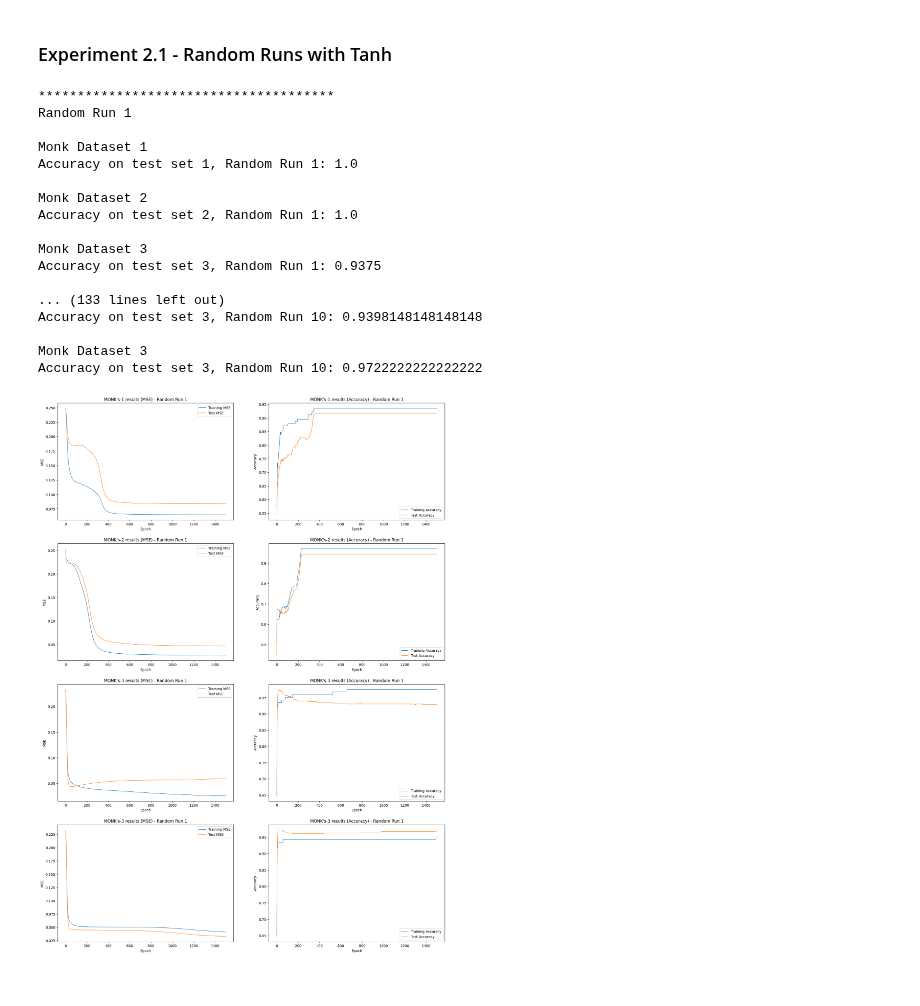
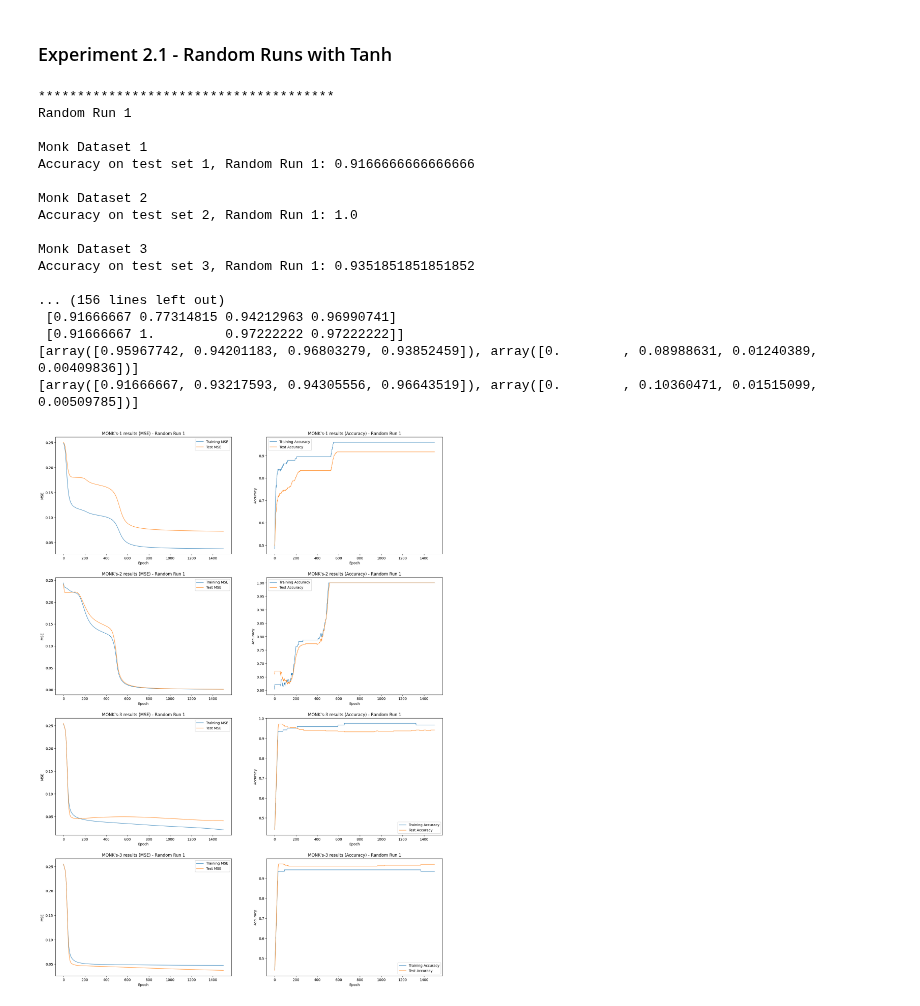
Before and after one commit to DreRnc/MLx2, a Jupyter notebook: Experiments.ipynb, the cells around one changed output. Drawn from its saved outputs; the diff is of its cells as text; code cells hidden in the pictures.

Commit message:
MOnk

```diff
--- a/Experiments.ipynb
+++ b/Experiments.ipynb
@@ -91,9 +91,9 @@ params = {
     "n_epochs" : 1500,
     "error" : "mse",
     "verbose" : False,
-    "step" : 1.5,
-    "momentum" : 0.5,
-    "weights_scale" : 0.1,
+    "step" : 0.5,
+    "momentum" : 0.75,
+    "weights_scale" : 0.001,
     "weights_initialization" : 'xavier',
     "early_stopping" : False,
     "eval_metric" : 'mse'
@@ -128,7 +128,7 @@ for k in range(10):
         n_samples = TR_sets[name(i)][0].shape[0]
         params["batch_size"] = n_samples
 
-        mlp = MLP([4], input_size = input_size, output_size = 1, task = "classification", activation_function = 'tanh', random_seed = seed)
+        mlp = MLP([2], input_size = input_size, output_size = 1, task = "classification", activation_function = 'tanh', random_seed = seed)
 
         # Curves with MSE/Accuracy
         if i < 3:
@@ -177,10 +177,14 @@ with open(path, 'w') as result_file:
     result_file.write("**************************************\n\n")
 
     # Mean and standard deviation over the random runs
+    print(ACC_TR)
+    print(ACC_TS)
     MSE_STAT_TR = [np.mean(MSE_TR, axis = 0), np.std(MSE_TR, axis = 0)]
     MSE_STAT_TS = [np.mean(MSE_TS, axis = 0), np.std(MSE_TS, axis = 0)]
     ACC_STAT_TR = [np.mean(ACC_TR, axis = 0), np.std(ACC_TR, axis = 0)]
     ACC_STAT_TS = [np.mean(ACC_TS, axis = 0), np.std(ACC_TS, axis = 0)]
+    print(ACC_STAT_TR)
+    print(ACC_STAT_TS)
 
 
     for m in range(4):
@@ -207,38 +211,38 @@ for j in range(0,4):
     axis[j, 0].plot(range(0, len(curves[j][1][0]), 1), curves[j][1][0],\
         linewidth = 1, label = 'Test MSE')
     axis[j, 0].set_title(f"MONK's-{name(j)} results (MSE) - Random Run 1")
     axis[j, 0].set_xlabel('Epoch')
     axis[j, 0].set_ylabel('MSE')
     axis[j, 0].legend()
 
 
     # Plot Accuracy training and validation curves
     axis[j, 1].plot(range(0, len(curves[j][0][1]), 1), curves[j][0][1],\
         linewidth = 1, label = 'Training Accuracy')
     axis[j, 1].plot(range(0, len(curves[j][1][1]), 1), curves[j][1][1],\
         linewidth = 1, label = 'Test Accuracy')
     axis[j, 1].set_title(f"MONK's-{name(j)} results (Accuracy) - Random Run 1")
     axis[j, 1].set_xlabel('Epoch')
     axis[j, 1].set_ylabel('Accuracy')
     axis[j, 1].legend()
 
 plt.show()
 # %% [output]
 **************************************
 Random Run 1
 
 Monk Dataset 1
-Accuracy on test set 1, Random Run 1: 1.0
+Accuracy on test set 1, Random Run 1: 0.9166666666666666
 
 Monk Dataset 2
 Accuracy on test set 2, Random Run 1: 1.0
 
 Monk Dataset 3
-Accuracy on test set 3, Random Run 1: 0.9375
+Accuracy on test set 3, Random Run 1: 0.9351851851851852
 
-... (133 lines left out)
-Accuracy on test set 3, Random Run 10: 0.9398148148148148
-
-Monk Dataset 3
-Accuracy on test set 3, Random Run 10: 0.9722222222222222
+... (156 lines left out)
+ [0.91666667 0.77314815 0.94212963 0.96990741]
+ [0.91666667 1.         0.97222222 0.97222222]]
+[array([0.95967742, 0.94201183, 0.96803279, 0.93852459]), array([0.        , 0.08988631, 0.01240389, 0.00409836])]
+[array([0.91666667, 0.93217593, 0.94305556, 0.96643519]), array([0.        , 0.10360471, 0.01515099, 0.00509785])]
-[figure, old version]
+[figure, new version]
```
Also changed, not shown: 1 other file.
